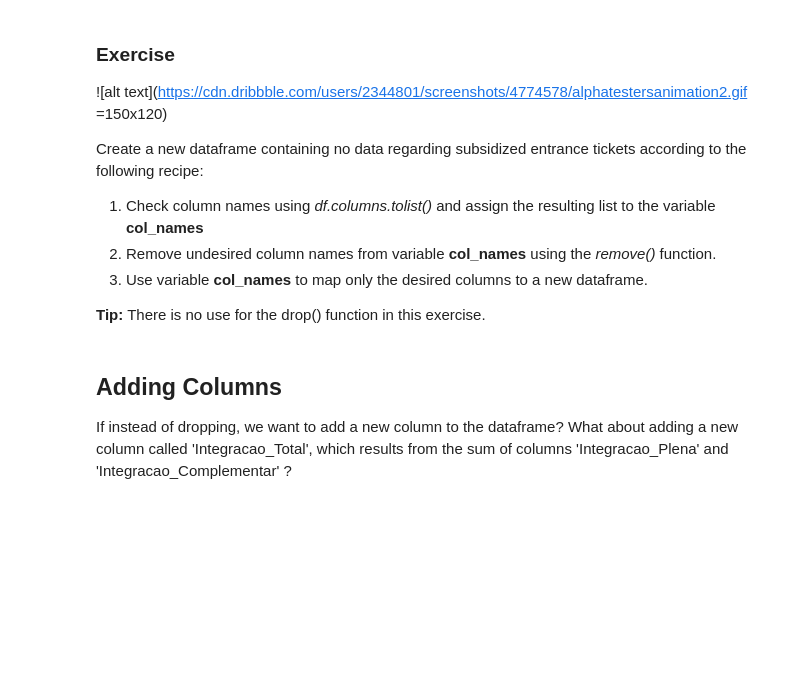
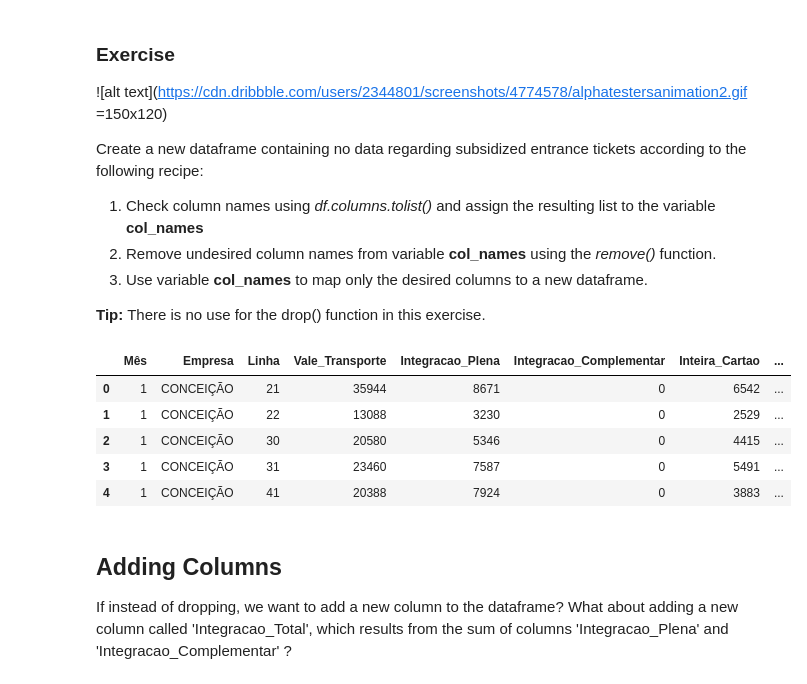
Before and after one commit to aguinaldoabbj/minicourse_flisol_natal_2019, a Jupyter notebook: extras/1_sol.ipynb, the cells around one changed output. Saved outputs shown, nothing was run; the diff lists cells and outputs as text; code cells hidden in the pictures; blank space fills up the shorter version.

```diff
--- a/extras/1_sol.ipynb
+++ b/extras/1_sol.ipynb
@@ -376,3 +459,20 @@ Create a new dataframe containing no data regarding subsidized entrance tickets
+# %%
+col_names = df.columns.tolist()
+
+col_names.remove('Estudante_Cartao')
+col_names.remove('Estudante_BT')
+col_names.remove('Gratuito_Cartao')
+col_names.remove('Gratuito_BT')
+col_names.remove('Tarifa_Social')
+
+df[col_names].head()
+# %% [output]
+|  | Mês | Empresa | Linha | Vale_Transporte | Integracao_Plena | Integracao_Complementar | Inteira_Cartao | ... |
+| 0 | 1 | CONCEIÇÃO | 21 | 35944 | 8671 | 0 | 6542 | ... |
+| 1 | 1 | CONCEIÇÃO | 22 | 13088 | 3230 | 0 | 2529 | ... |
+| 2 | 1 | CONCEIÇÃO | 30 | 20580 | 5346 | 0 | 4415 | ... |
+| 3 | 1 | CONCEIÇÃO | 31 | 23460 | 7587 | 0 | 5491 | ... |
+| 4 | 1 | CONCEIÇÃO | 41 | 20388 | 7924 | 0 | 3883 | ... |
 # %% [markdown]
 ## Adding Columns
 
```
Also changed, not shown: parts of 54 cells of this notebook.
